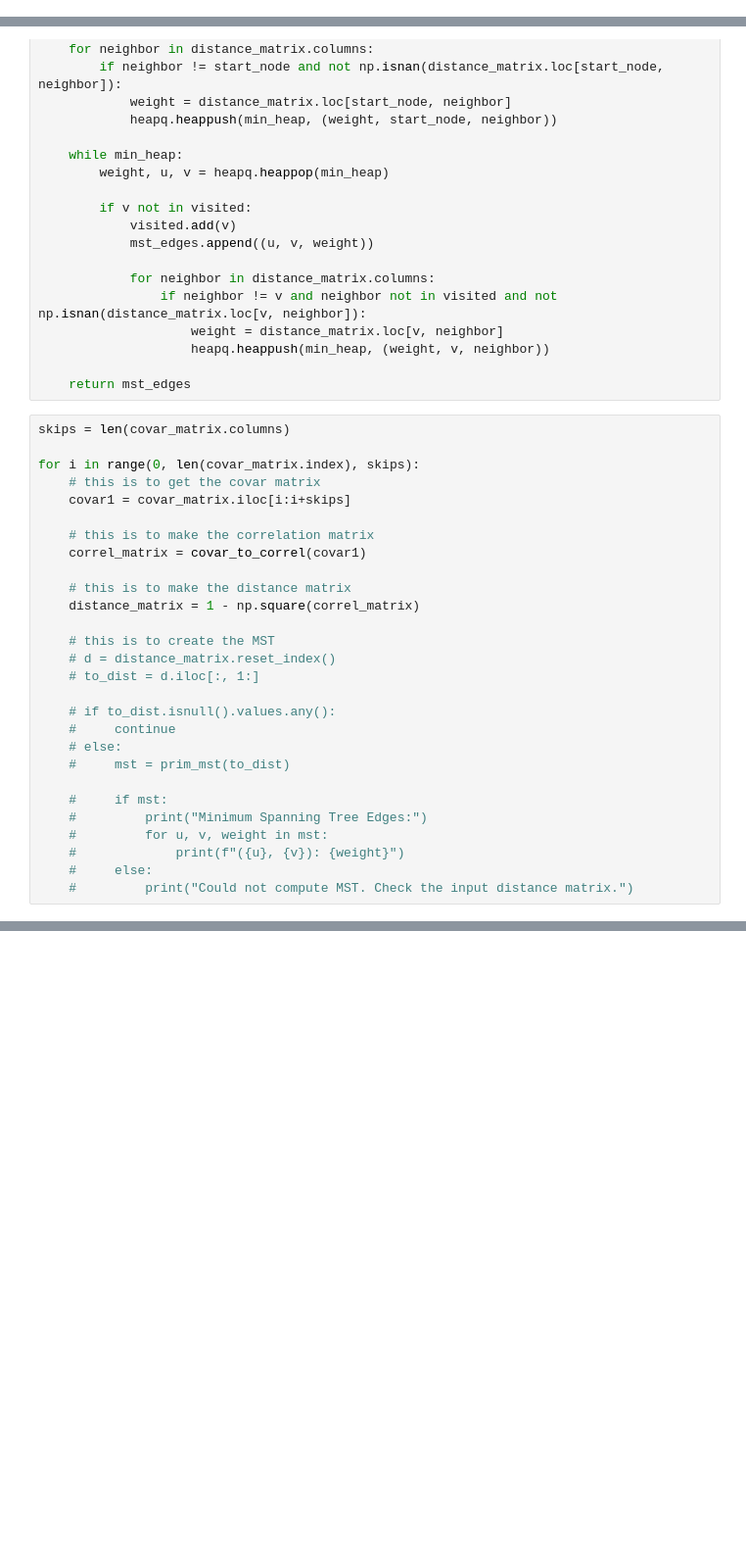
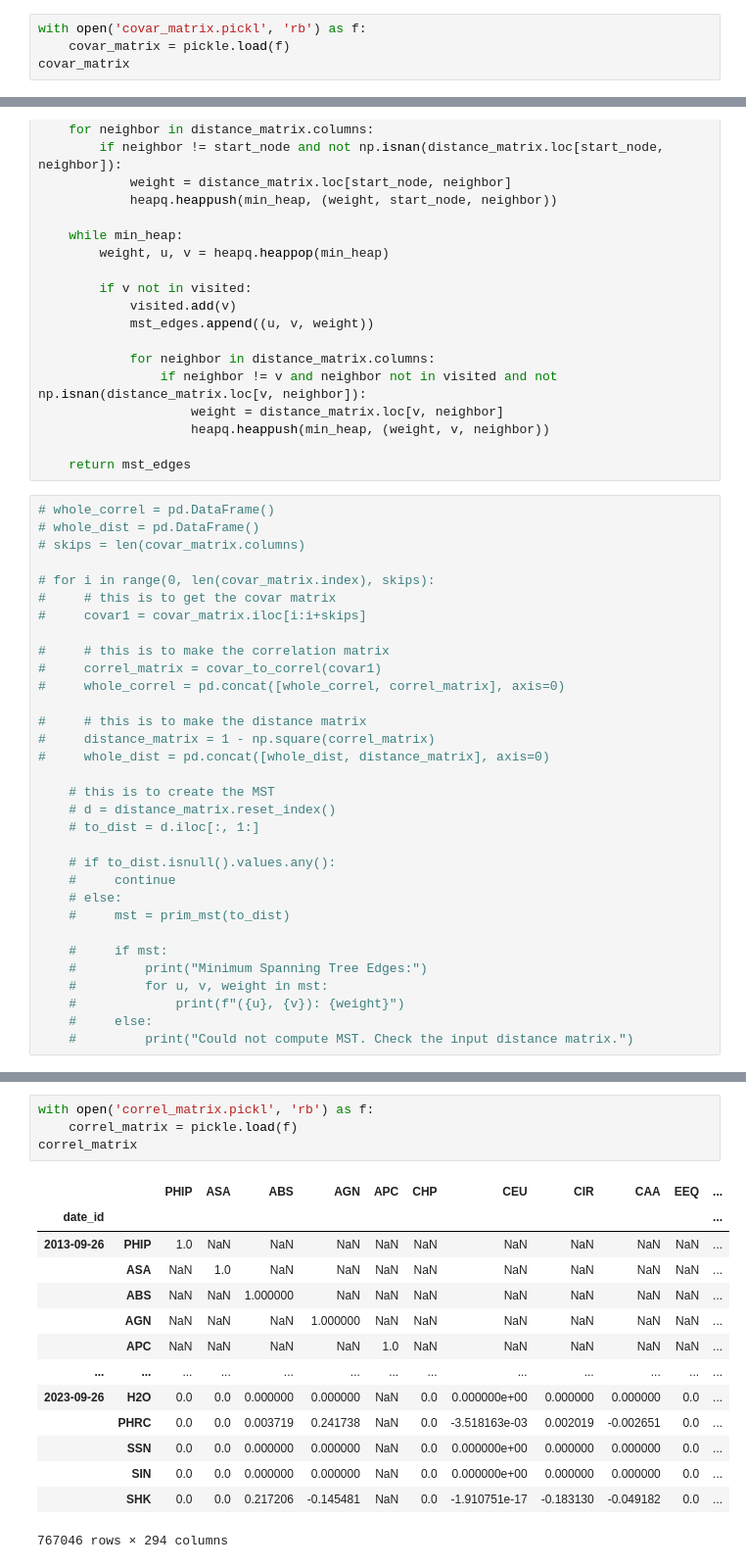
Before and after one commit to donnafaithhh/PSE-Work, a Jupyter notebook: DFTG New Data Processing.ipynb, the cells around one changed output, grey strips where cells are left out. Shown at 98% size. Drawn from its saved outputs; the diff is of its cells as text; blank space fills up the shorter version.

```diff
--- a/DFTG New Data Processing.ipynb
+++ b/DFTG New Data Processing.ipynb
@@ -139,0 +117,4 @@ covar_matrix
+# %%
+with open('covar_matrix.pickl', 'rb') as f:
+    covar_matrix = pickle.load(f)
+covar_matrix
@@ -237,17 +215,21 @@ def prim_mst(distance_matrix):
 
     return mst_edges
 # %%
-skips = len(covar_matrix.columns)
+# whole_correl = pd.DataFrame()
+# whole_dist = pd.DataFrame()
+# skips = len(covar_matrix.columns)
 
-for i in range(0, len(covar_matrix.index), skips):
-    # this is to get the covar matrix
-    covar1 = covar_matrix.iloc[i:i+skips]
+# for i in range(0, len(covar_matrix.index), skips):
+#     # this is to get the covar matrix
+#     covar1 = covar_matrix.iloc[i:i+skips]
 
-    # this is to make the correlation matrix
-    correl_matrix = covar_to_correl(covar1)
+#     # this is to make the correlation matrix
+#     correl_matrix = covar_to_correl(covar1)
+#     whole_correl = pd.concat([whole_correl, correl_matrix], axis=0)
 
-    # this is to make the distance matrix
-    distance_matrix = 1 - np.square(correl_matrix)
+#     # this is to make the distance matrix
+#     distance_matrix = 1 - np.square(correl_matrix)
+#     whole_dist = pd.concat([whole_dist, distance_matrix], axis=0)
 
     # this is to create the MST
     # d = distance_matrix.reset_index()
@@ -266,0 +261,19 @@ for i in range(0, len(covar_matrix.index), skips):
+# %%
+with open('correl_matrix.pickl', 'rb') as f:
+    correl_matrix = pickle.load(f)
+correl_matrix
+# %% [output]
+|  |  | PHIP | ASA | ABS | AGN | APC | CHP | CEU | CIR | CAA | EEQ | ... |
+| date_id |  |  |  |  |  |  |  |  |  |  |  | ... |
+| 2013-09-26 | PHIP | 1.0 | NaN | NaN | NaN | NaN | NaN | NaN | NaN | NaN | NaN | ... |
+|  | ASA | NaN | 1.0 | NaN | NaN | NaN | NaN | NaN | NaN | NaN | NaN | ... |
+|  | ABS | NaN | NaN | 1.000000 | NaN | NaN | NaN | NaN | NaN | NaN | NaN | ... |
+|  | AGN | NaN | NaN | NaN | 1.000000 | NaN | NaN | NaN | NaN | NaN | NaN | ... |
+|  | APC | NaN | NaN | NaN | NaN | 1.0 | NaN | NaN | NaN | NaN | NaN | ... |
+| ... | ... | ... | ... | ... | ... | ... | ... | ... | ... | ... | ... | ... |
+| 2023-09-26 | H2O | 0.0 | 0.0 | 0.000000 | 0.000000 | NaN | 0.0 | 0.000000e+00 | 0.000000 | 0.000000 | 0.0 | ... |
+|  | PHRC | 0.0 | 0.0 | 0.003719 | 0.241738 | NaN | 0.0 | -3.518163e-03 | 0.002019 | -0.002651 | 0.0 | ... |
+|  | SSN | 0.0 | 0.0 | 0.000000 | 0.000000 | NaN | 0.0 | 0.000000e+00 | 0.000000 | 0.000000 | 0.0 | ... |
+|  | SIN | 0.0 | 0.0 | 0.000000 | 0.000000 | NaN | 0.0 | 0.000000e+00 | 0.000000 | 0.000000 | 0.0 | ... |
+|  | SHK | 0.0 | 0.0 | 0.217206 | -0.145481 | NaN | 0.0 | -1.910751e-17 | -0.183130 | -0.049182 | 0.0 | ... |
+767046 rows × 294 columns
```
Also changed, not shown: parts of 12 cells of this notebook.
